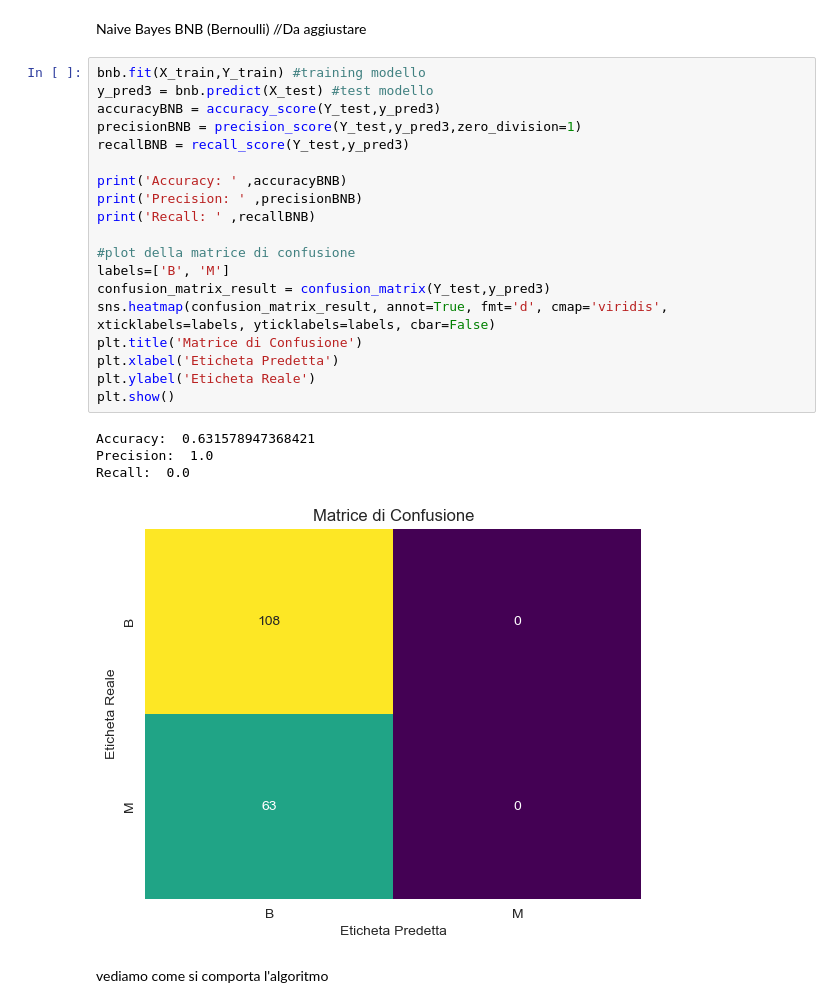
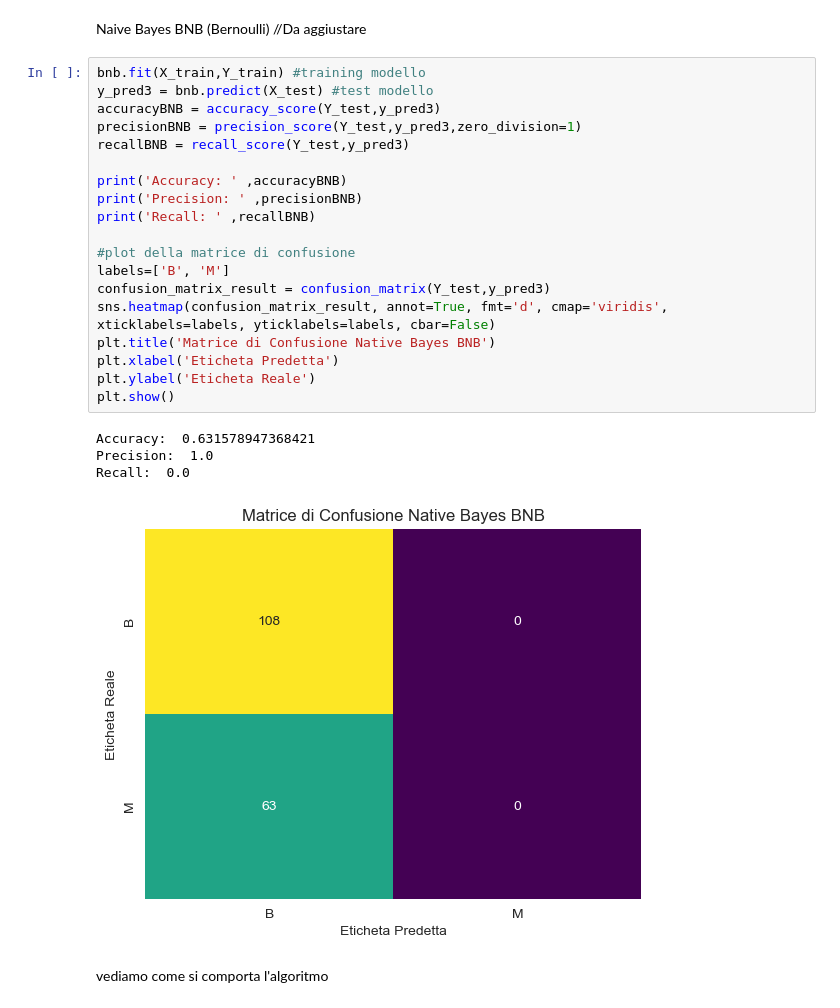
Before and after one commit to chiaracos/BreastCancerPrediction, a Jupyter notebook: BreastCancerPrediction.ipynb, the cells around one changed output. Saved outputs shown, nothing was run; the diff lists cells and outputs as text.

```diff
--- a/BreastCancerPrediction.ipynb
+++ b/BreastCancerPrediction.ipynb
@@ -370,27 +370,27 @@ Naive Bayes BNB (Bernoulli) //Da aggiustare
 # %%
 bnb.fit(X_train,Y_train) #training modello
 y_pred3 = bnb.predict(X_test) #test modello
 accuracyBNB = accuracy_score(Y_test,y_pred3)
 precisionBNB = precision_score(Y_test,y_pred3,zero_division=1)
 recallBNB = recall_score(Y_test,y_pred3)
 
 print('Accuracy: ' ,accuracyBNB)
 print('Precision: ' ,precisionBNB)
 print('Recall: ' ,recallBNB)
 
 #plot della matrice di confusione
 labels=['B', 'M']
 confusion_matrix_result = confusion_matrix(Y_test,y_pred3)
 sns.heatmap(confusion_matrix_result, annot=True, fmt='d', cmap='viridis', xticklabels=labels, yticklabels=labels, cbar=False)
-plt.title('Matrice di Confusione')
+plt.title('Matrice di Confusione Native Bayes BNB')
 plt.xlabel('Eticheta Predetta')
 plt.ylabel('Eticheta Reale')
 plt.show()
 # %% [output]
 Accuracy:  0.631578947368421
 Precision:  1.0
 Recall:  0.0
-[figure, old version]
+[figure, new version]
 # %% [markdown]
 vediamo come si comporta l'algoritmo
 # %%
```
Also changed, not shown: parts of 4 cells of this notebook.
